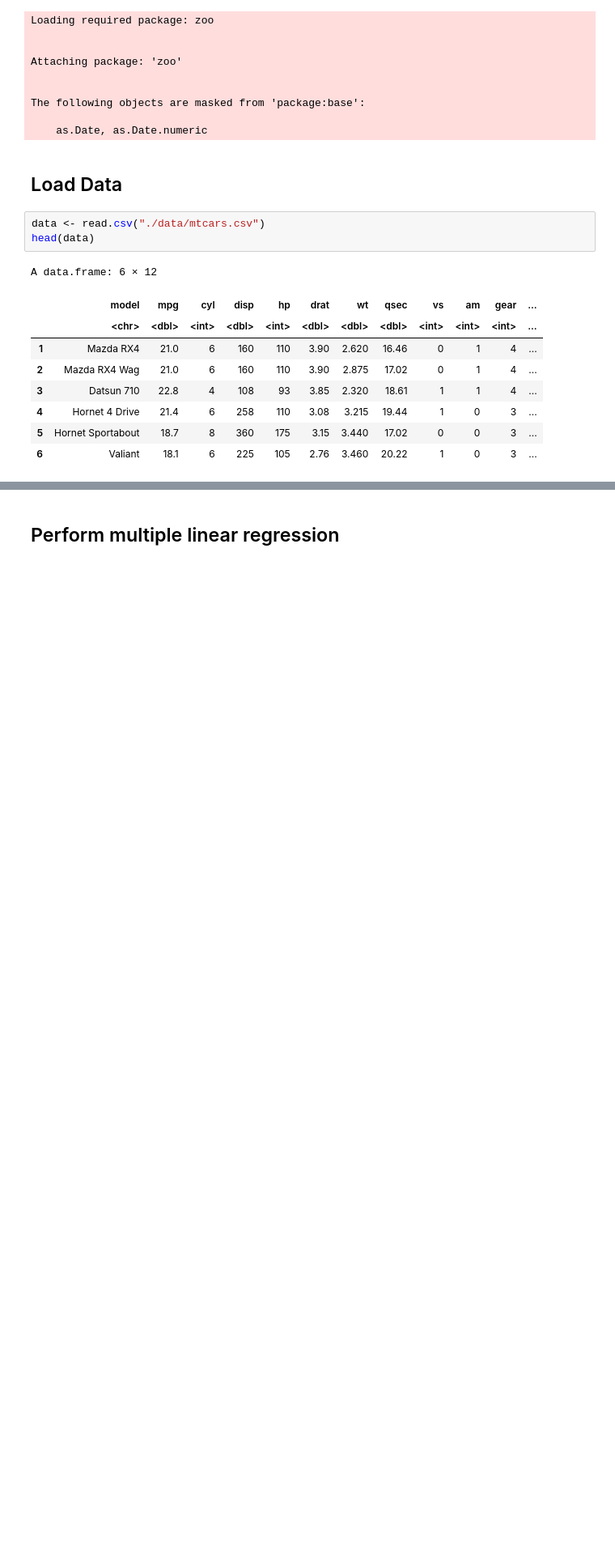
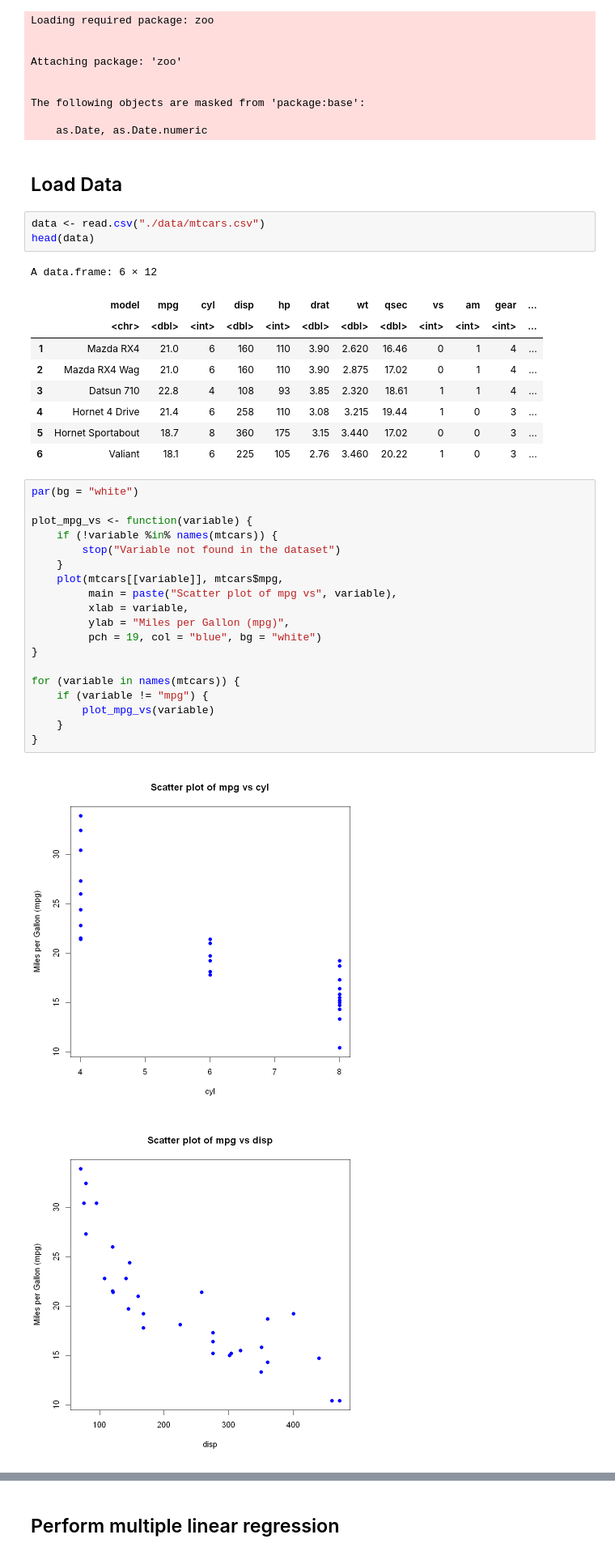
Before and after one commit to FirasKahlaoui/university-codes-and-tps, a Jupyter notebook: Prevision/Multiple Linear Regression/multiple_regression.ipynb, the cells around one changed output, grey strips where cells are left out. Shown: that part at 81% size. Drawn from its saved outputs; the diff is of its cells as text; blank space fills up the shorter version.

```diff
--- a/Prevision/Multiple Linear Regression/multiple_regression.ipynb
+++ b/Prevision/Multiple Linear Regression/multiple_regression.ipynb
@@ -28,3 +28,25 @@ A data.frame: 6 × 12
 | 4 | Hornet 4 Drive | 21.4 | 6 | 258 | 110 | 3.08 | 3.215 | 19.44 | 1 | 0 | 3 | ... |
 | 5 | Hornet Sportabout | 18.7 | 8 | 360 | 175 | 3.15 | 3.440 | 17.02 | 0 | 0 | 3 | ... |
 | 6 | Valiant | 18.1 | 6 | 225 | 105 | 2.76 | 3.460 | 20.22 | 1 | 0 | 3 | ... |
+# %%
+par(bg = "white")
+
+plot_mpg_vs <- function(variable) {
+    if (!variable %in% names(mtcars)) {
+        stop("Variable not found in the dataset")
+    }
+    plot(mtcars[[variable]], mtcars$mpg,
+         main = paste("Scatter plot of mpg vs", variable),
+         xlab = variable,
+         ylab = "Miles per Gallon (mpg)",
+         pch = 19, col = "blue", bg = "white")
+}
+
+for (variable in names(mtcars)) {
+    if (variable != "mpg") {
+        plot_mpg_vs(variable)
+    }
+}
+# %% [output]
+[figure, added]
+[figure, added]
```
Also changed, not shown: parts of 21 cells of this notebook, 2 other files.
